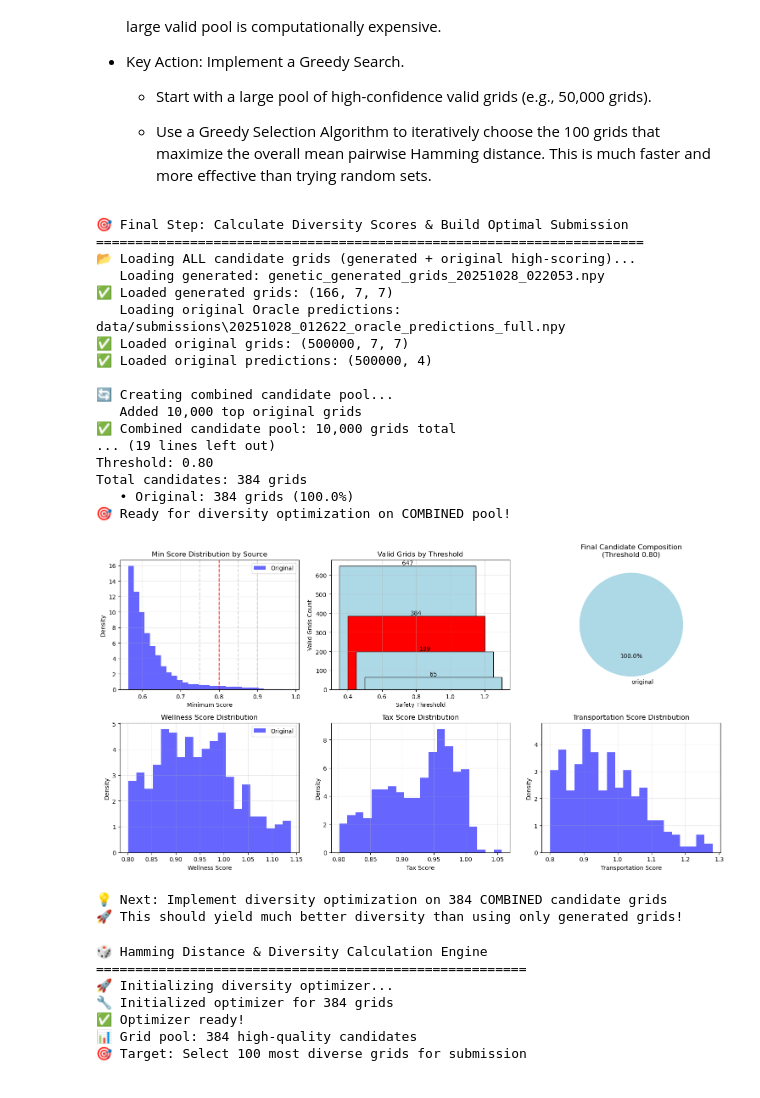
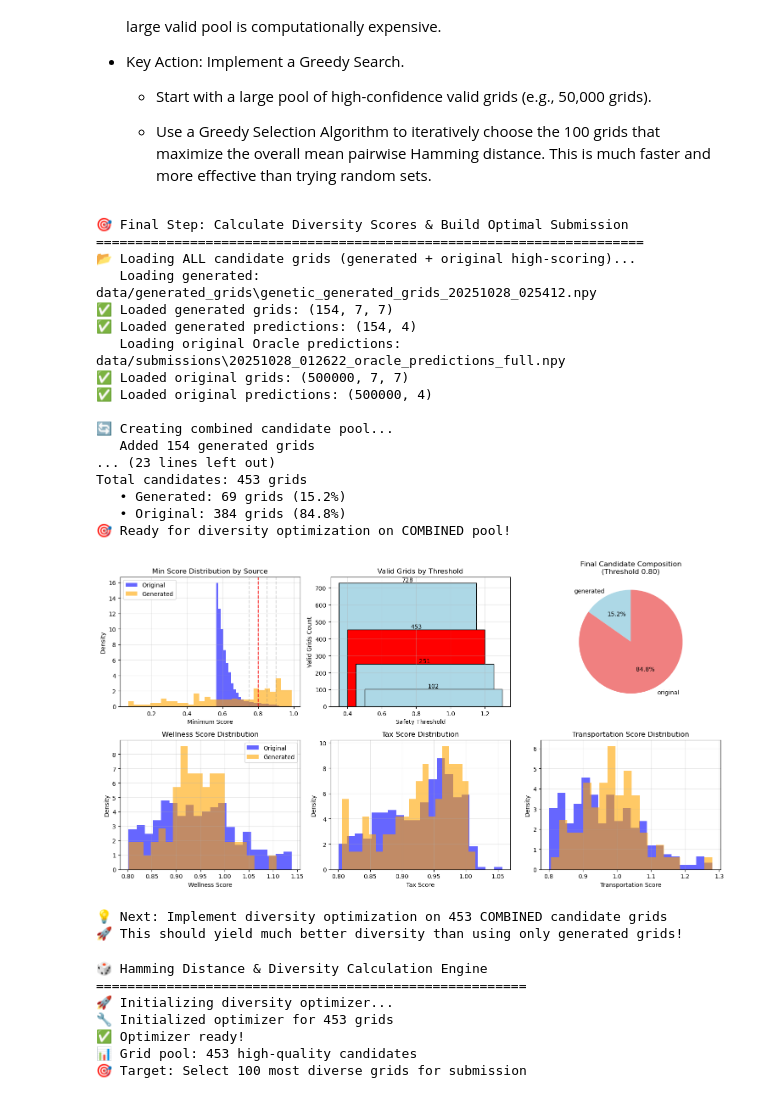
Before and after one commit to gwenzel/2156_cp2, a Jupyter notebook: 4_calculate_score_build_submission.ipynb, the cells around one changed output. Drawn from its saved outputs; the diff is of its cells as text; code cells hidden in the pictures.

```diff
--- a/4_calculate_score_build_submission.ipynb
+++ b/4_calculate_score_build_submission.ipynb
@@ -31,18 +31,19 @@ generated_grids = None
 generated_predictions = None
 try:
     # Find the most recent generated grids file
-    generated_files = [f for f in os.listdir('data/submissions') if f.startswith('genetic_generated_grids_') and f.endswith('.npy')]
+    generated_files = [f for f in os.listdir('data/generated_grids') if f.startswith('genetic_generated_grids_') and f.endswith('.npy')]
     if generated_files:
         latest_file = sorted(generated_files)[-1]
-        print(f"   Loading generated: {latest_file}")
+        latest_file_path = os.path.join('data/generated_grids', latest_file)
+        print(f"   Loading generated: {latest_file_path}")
 
-        generated_grids = np.load(latest_file)
-        predictions_file = latest_file.replace('genetic_generated_grids_', 'genetic_predictions_')
+        generated_grids = np.load(latest_file_path)
+        predictions_file = latest_file_path.replace('genetic_generated_grids_', 'genetic_predictions_')
         if os.path.exists(predictions_file):
             generated_predictions = np.load(predictions_file)
         else:
             # Try alternative naming
-            predictions_file = latest_file.replace('genetic_generated_grids_', 'genetic_predictions_')
+            predictions_file = latest_file_path.replace('genetic_generated_grids_', 'genetic_predictions_')
             if os.path.exists(predictions_file):
                 generated_predictions = np.load(predictions_file)
 
@@ -275,43 +276,43 @@ for i, advisor in enumerate(advisor_names[:3]):  # Show first 3 advisors
                     label='Original', color='blue', density=True)
 
     if 'generated' in Counter(candidate_sources):
         generated_mask = candidate_sources == 'generated'
         if np.any(generated_mask):
             plt.hist(candidate_predictions[generated_mask, i], bins=20, alpha=0.6,
                     label='Generated', color='orange', density=True)
 
     plt.xlabel(f'{advisor} Score')
     plt.ylabel('Density')
     plt.title(f'{advisor} Score Distribution')
     if i == 0:  # Only show legend on first subplot
         plt.legend()
     plt.grid(alpha=0.3)
 
 plt.tight_layout()
 plt.show()
 
 print(f"💡 Next: Implement diversity optimization on {candidate_count:,} COMBINED candidate grids")
 print(f"🚀 This should yield much better diversity than using only generated grids!")
 # %% [output]
 🎯 Final Step: Calculate Diversity Scores & Build Optimal Submission
 ======================================================================
 📂 Loading ALL candidate grids (generated + original high-scoring)...
-   Loading generated: genetic_generated_grids_20251028_022053.npy
-✅ Loaded generated grids: (166, 7, 7)
+   Loading generated: data/generated_grids\genetic_generated_grids_20251028_025412.npy
+✅ Loaded generated grids: (154, 7, 7)
+✅ Loaded generated predictions: (154, 4)
    Loading original Oracle predictions: data/submissions\20251028_012622_oracle_predictions_full.npy
 ✅ Loaded original grids: (500000, 7, 7)
 ✅ Loaded original predictions: (500000, 4)
 
 🔄 Creating combined candidate pool...
-   Added 10,000 top original grids
-✅ Combined candidate pool: 10,000 grids total
-... (19 lines left out)
-Threshold: 0.80
-Total candidates: 384 grids
-   • Original: 384 grids (100.0%)
+   Added 154 generated grids
+... (23 lines left out)
+Total candidates: 453 grids
+   • Generated: 69 grids (15.2%)
+   • Original: 384 grids (84.8%)
 🎯 Ready for diversity optimization on COMBINED pool!
-[figure, old version]
+[figure, new version]
-💡 Next: Implement diversity optimization on 384 COMBINED candidate grids
+💡 Next: Implement diversity optimization on 453 COMBINED candidate grids
 🚀 This should yield much better diversity than using only generated grids!
 # %%
 # 🎲 HAMMING DISTANCE & DIVERSITY CALCULATION ENGINE
@@ -484,9 +485,9 @@ print(f"🎯 Target: Select 100 most diverse grids for submission")
 🎲 Hamming Distance & Diversity Calculation Engine
 =======================================================
 🚀 Initializing diversity optimizer...
-🔧 Initialized optimizer for 384 grids
+🔧 Initialized optimizer for 453 grids
 ✅ Optimizer ready!
-📊 Grid pool: 384 high-quality candidates
+📊 Grid pool: 453 high-quality candidates
 🎯 Target: Select 100 most diverse grids for submission
 # %%
 # 🏆 RUN GREEDY OPTIMIZATION FOR FINAL SUBMISSION
```
Also changed, not shown: parts of 3 cells of this notebook, 1 other file.
